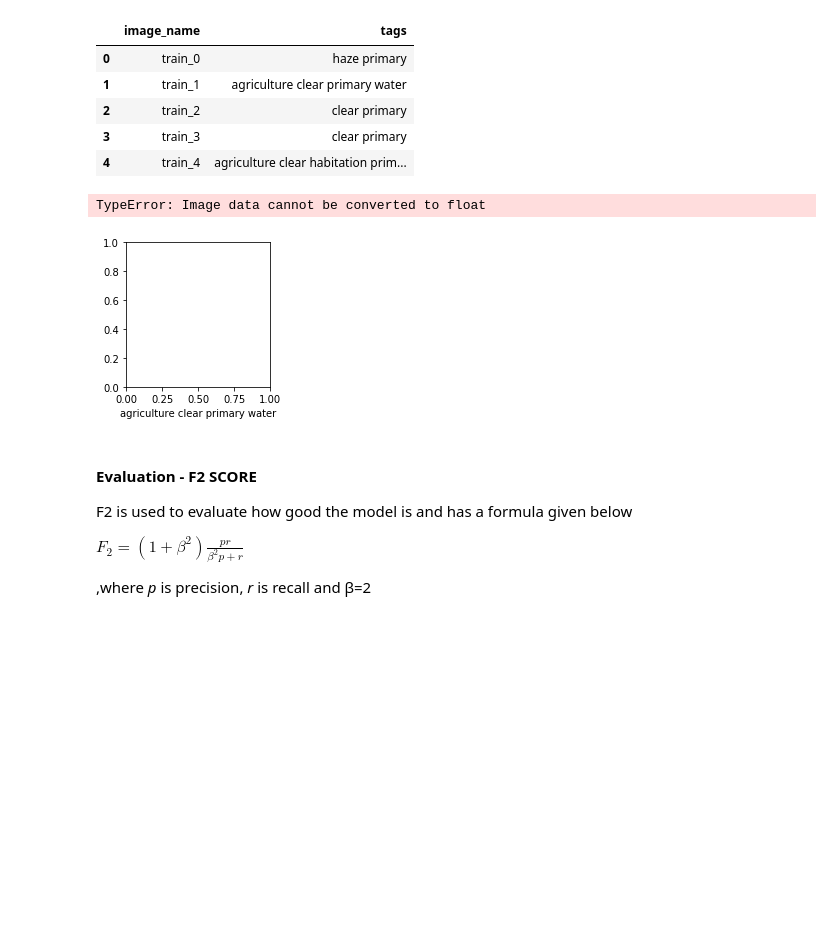
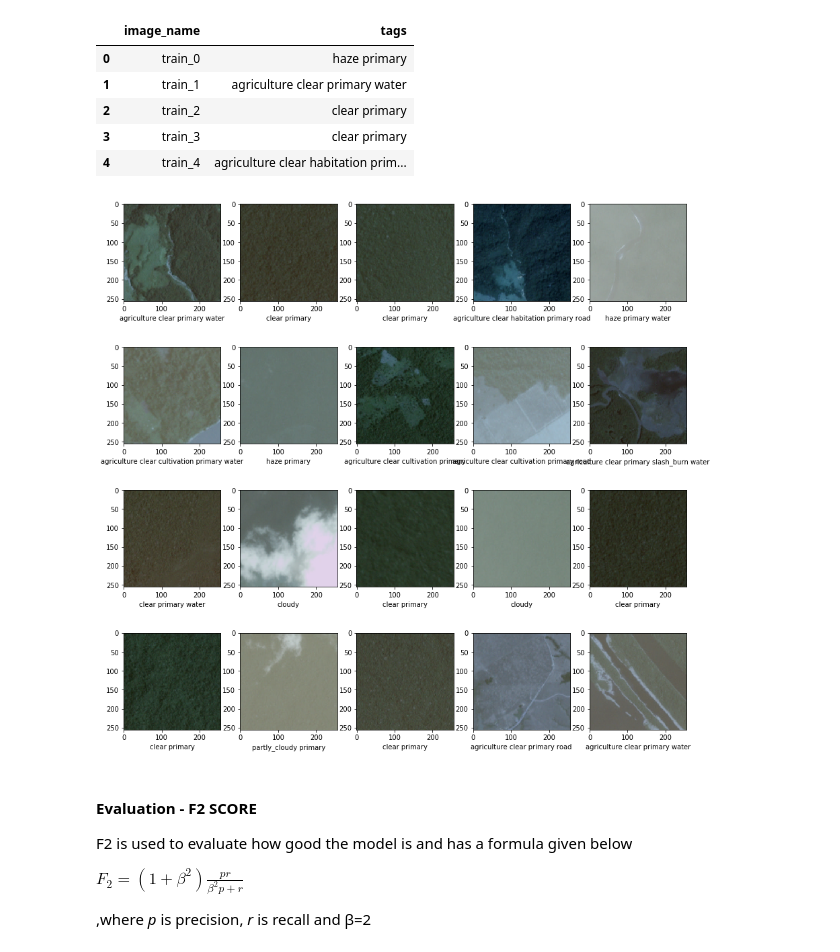
Before and after one commit to mumuxi15/02-Data-Science-Project, a Jupyter notebook: Multilabel image classification/Planet.ipynb, the cells around one changed output. Saved outputs shown, nothing was run; the diff lists cells and outputs as text; code cells hidden in the pictures; blank space fills up the shorter version.

```diff
--- a/Multilabel image classification/Planet.ipynb
+++ b/Multilabel image classification/Planet.ipynb
@@ -22,8 +22,8 @@ import seaborn as sns
 import glob, os
 import cv2
 # %%
-# kaggle_path = '/home/ubuntu/.kaggle/competitions/planet-understanding-the-amazon-from-space/train-jpg/'
-kaggle_path = '/Users/mumuxi/.kaggle/competitions/planet-understanding-the-amazon-from-space/train-jpg/'
+# kaggle_path = '/home/ubuntu/.kaggle/competitions/planet-understanding-the-amazon-from-space/'
+kaggle_path = '/Users/mumuxi/.kaggle/competitions/planet-understanding-the-amazon-from-space/'
 labels = pd.read_csv('train_v2.csv')
 print ('Number of unique tags',len(labels['tags'].unique()))
 labels.head(5)
@@ -38,16 +38,15 @@ Number of unique tags 449
 # %%
 def example_photos(rows,columns):
     fig=plt.figure(figsize=(15, 15))
     for i in range(1, columns*rows +1):
-        path = kaggle_path+f'train_{i}.jpg'
+        path = kaggle_path+f'train-jpg/train_{i}.jpg'
         img = cv2.imread(path)
         ax = fig.add_subplot(rows, columns, i)
         ax.set_xlabel(labels.tags[i])
         plt.imshow(img)
 example_photos(rows=4,columns=5)
 # %% [output]
-TypeError: Image data cannot be converted to float
-[figure, old version]
+[figure, new version]
 # %% [markdown]
 #### Evaluation - F2 SCORE
 F2 is used to evaluate how good the model is and has a formula given below
```
Also changed, not shown: parts of 16 cells of this notebook.
